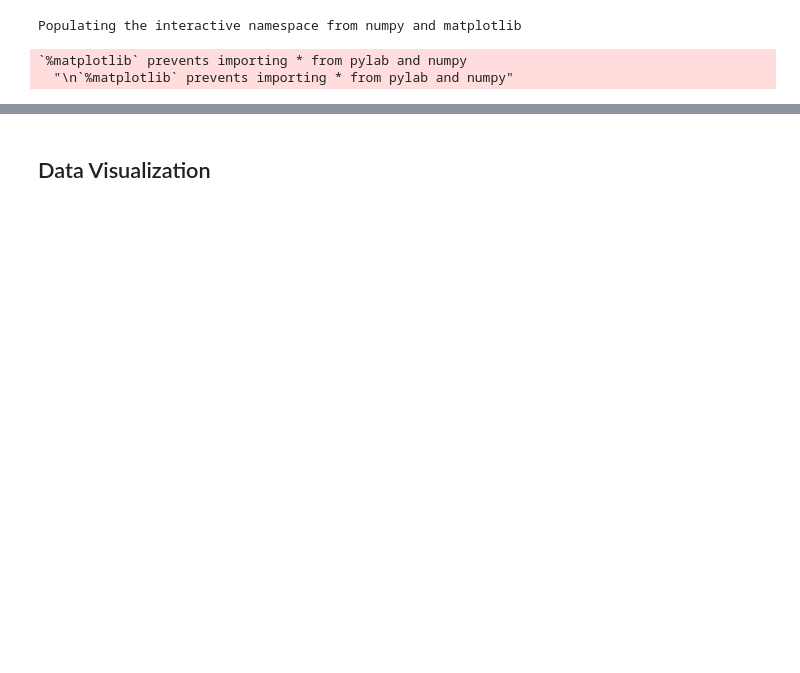
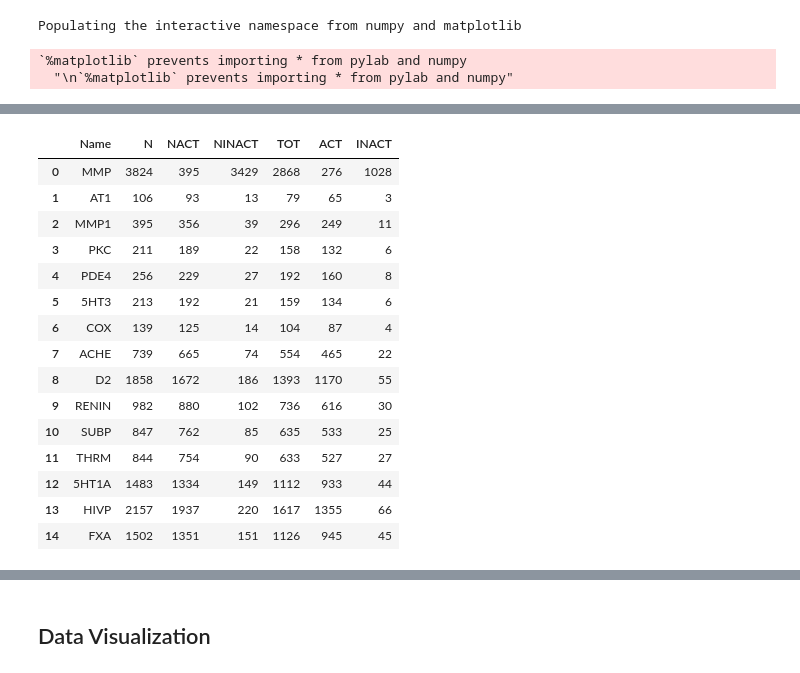
Before and after one commit to yx1226/GP-in-data-mining-for-ChemBL, a Jupyter notebook: ChemBL_LinearGP.ipynb, the cells around one changed output, grey strips where cells are left out. Cells and saved outputs as stored; diff of their text form; code cells hidden in the pictures; blank space fills up the shorter version.

```diff
--- a/ChemBL_LinearGP.ipynb
+++ b/ChemBL_LinearGP.ipynb
@@ -295,0 +381,58 @@ print(render_prog(program))
+# %%
+df_list = []
+i = 0
+for dataframe in dataframes:
+  # name of drugs
+  Name = files[i]
+  Name = Name[31:-4].upper()
+
+  # total number of compounds
+  N = dataframe['CLASS_LABEL'].count()
+
+  # number of active compounds
+  NACT = dataframe['CLASS_LABEL'].sum()
+
+  # number of inactive compounds
+  NINACT = N - NACT
+
+  # total number of compounds containing fragment I
+  TOT = N * 0.75
+
+  #number of active compounds containing fragment I
+  ACT = NACT * 0.7
+
+  # number of inactive compounds containing fragment I
+  INACT = NINACT * 0.3
+
+  df = {'Name': Name,
+          'N': N,
+          'NACT': NACT,
+          'NINACT': NINACT,
+          'TOT': int(TOT),
+          'ACT': int(ACT),
+          'INACT': int(INACT)
+        }
+  df_list.append(df)
+  #print(df)
+  i +=1
+# %%
+test = pd.DataFrame(df_list)
+test.to_csv("test_dataset.csv")
+test
+# %% [output]
+|  | Name | N | NACT | NINACT | TOT | ACT | INACT |
+| 0 | MMP | 3824 | 395 | 3429 | 2868 | 276 | 1028 |
+| 1 | AT1 | 106 | 93 | 13 | 79 | 65 | 3 |
+| 2 | MMP1 | 395 | 356 | 39 | 296 | 249 | 11 |
+| 3 | PKC | 211 | 189 | 22 | 158 | 132 | 6 |
+| 4 | PDE4 | 256 | 229 | 27 | 192 | 160 | 8 |
+| 5 | 5HT3 | 213 | 192 | 21 | 159 | 134 | 6 |
+| 6 | COX | 139 | 125 | 14 | 104 | 87 | 4 |
+| 7 | ACHE | 739 | 665 | 74 | 554 | 465 | 22 |
+| 8 | D2 | 1858 | 1672 | 186 | 1393 | 1170 | 55 |
+| 9 | RENIN | 982 | 880 | 102 | 736 | 616 | 30 |
+| 10 | SUBP | 847 | 762 | 85 | 635 | 533 | 25 |
+| 11 | THRM | 844 | 754 | 90 | 633 | 527 | 27 |
+| 12 | 5HT1A | 1483 | 1334 | 149 | 1112 | 933 | 44 |
+| 13 | HIVP | 2157 | 1937 | 220 | 1617 | 1355 | 66 |
+| 14 | FXA | 1502 | 1351 | 151 | 1126 | 945 | 45 |
```
Also changed, not shown: parts of 34 cells of this notebook.
